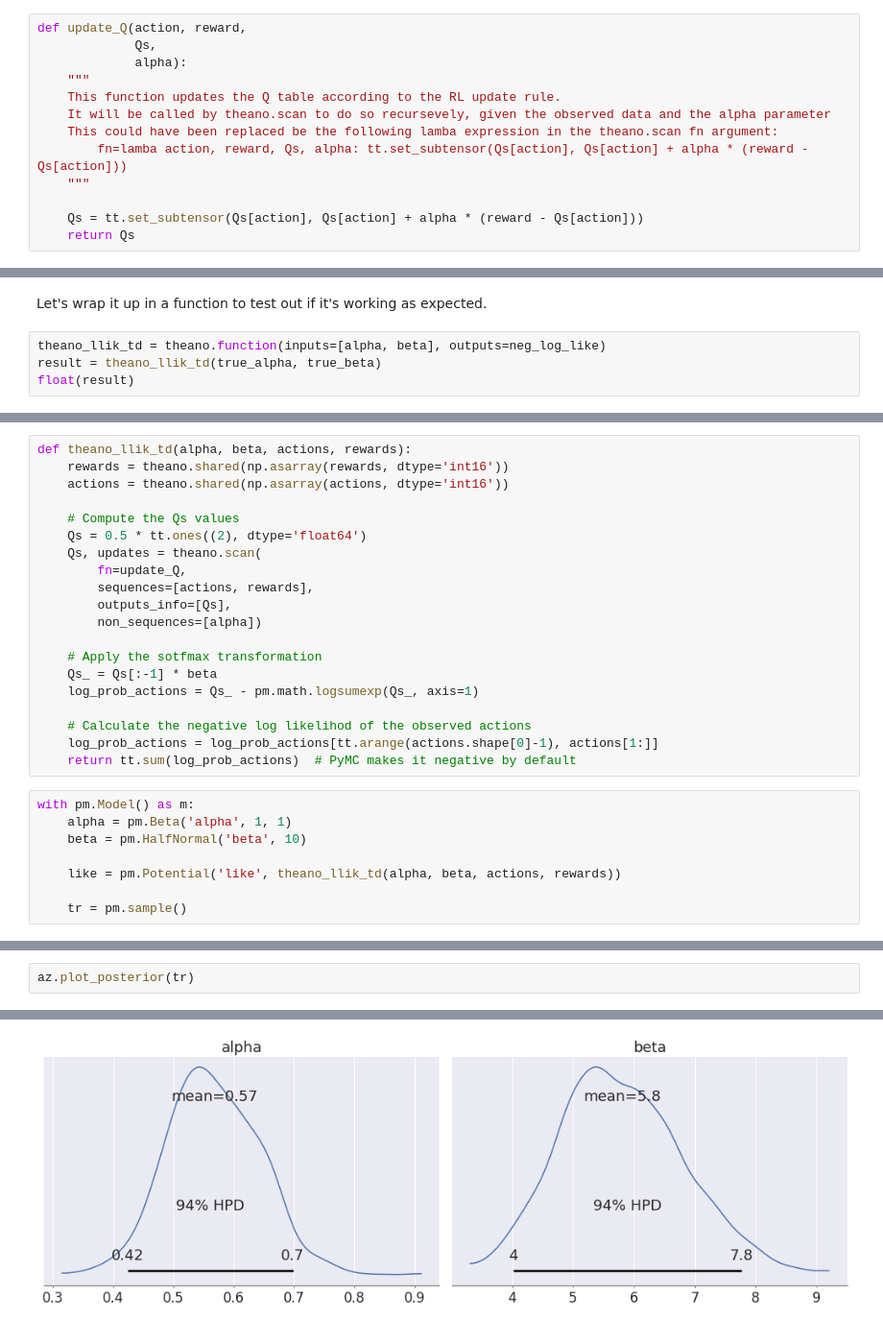
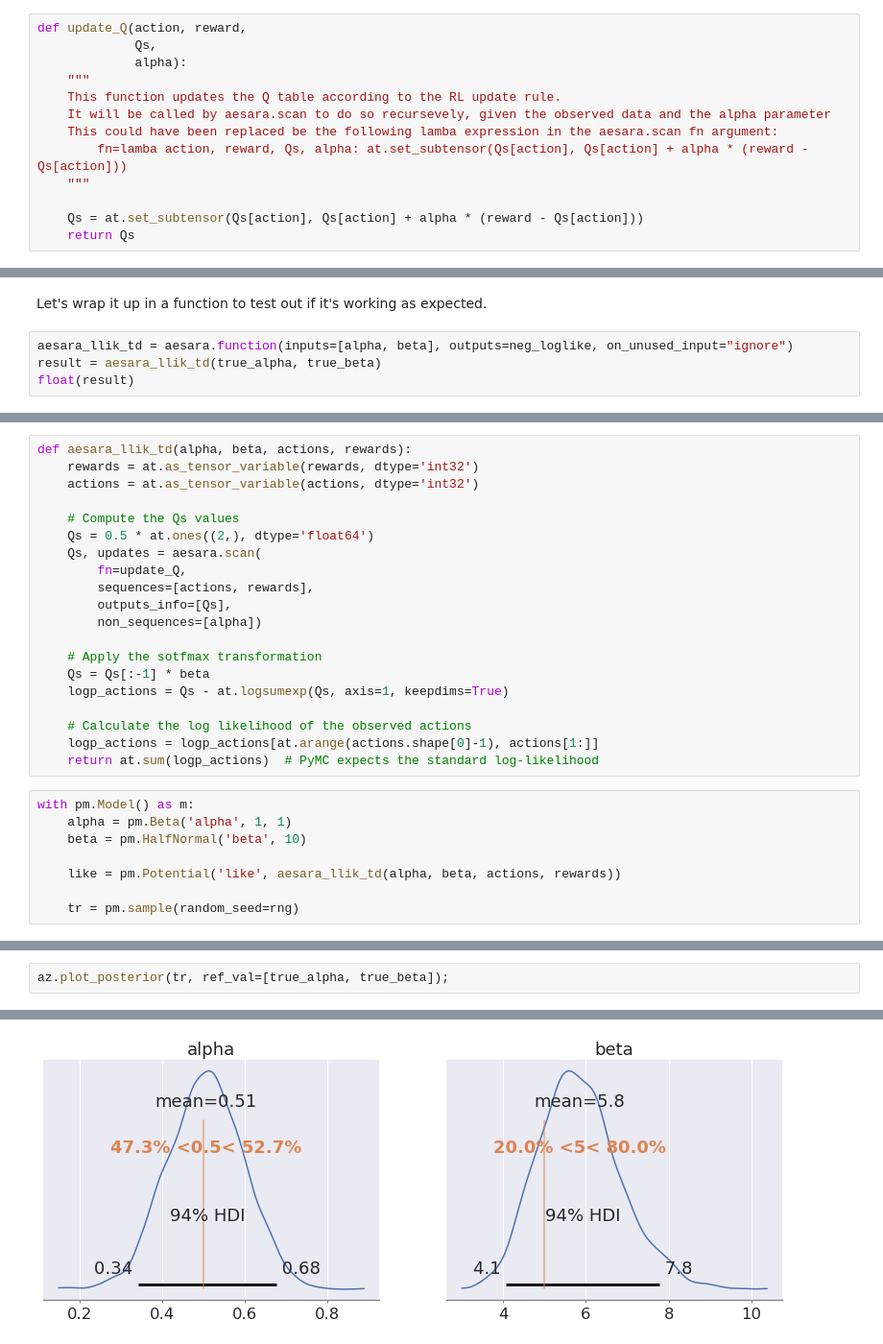
Before and after one commit to ricardoV94/stats, a Jupyter notebook: modelling/RL_PyMC.ipynb, the cells around one changed output, grey strips where cells are left out. Shown at 96% size. Saved outputs shown, nothing was run; the diff lists cells and outputs as text.

Commit message:
Update RL Notebook to use PyMC and Aesara

```diff
--- a/modelling/RL_PyMC.ipynb
+++ b/modelling/RL_PyMC.ipynb
@@ -253,11 +249,11 @@ def update_Q(action, reward,
              alpha):
     """
     This function updates the Q table according to the RL update rule.
-    It will be called by theano.scan to do so recursevely, given the observed data and the alpha parameter
-    This could have been replaced be the following lamba expression in the theano.scan fn argument:
-        fn=lamba action, reward, Qs, alpha: tt.set_subtensor(Qs[action], Qs[action] + alpha * (reward - Qs[action]))
+    It will be called by aesara.scan to do so recursevely, given the observed data and the alpha parameter
+    This could have been replaced be the following lamba expression in the aesara.scan fn argument:
+        fn=lamba action, reward, Qs, alpha: at.set_subtensor(Qs[action], Qs[action] + alpha * (reward - Qs[action]))
     """
 
-    Qs = tt.set_subtensor(Qs[action], Qs[action] + alpha * (reward - Qs[action]))
+    Qs = at.set_subtensor(Qs[action], Qs[action] + alpha * (reward - Qs[action]))
     return Qs
 # %%
@@ -288,7 +284,7 @@ neg_log_like = -tt.sum(log_prob_actions)
 # %% [markdown]
 Let's wrap it up in a function to test out if it's working as expected.
 # %%
-theano_llik_td = theano.function(inputs=[alpha, beta], outputs=neg_log_like)
-result = theano_llik_td(true_alpha, true_beta)
+aesara_llik_td = aesara.function(inputs=[alpha, beta], outputs=neg_loglike, on_unused_input="ignore")
+result = aesara_llik_td(true_alpha, true_beta)
 float(result)
 # %% [output]
@@ -298,31 +294,31 @@ The same result is obtained, so we can be confident that the theano loop is work
 # %%
-def theano_llik_td(alpha, beta, actions, rewards):
-    rewards = theano.shared(np.asarray(rewards, dtype='int16'))
-    actions = theano.shared(np.asarray(actions, dtype='int16'))
+def aesara_llik_td(alpha, beta, actions, rewards):
+    rewards = at.as_tensor_variable(rewards, dtype='int32')
+    actions = at.as_tensor_variable(actions, dtype='int32')
 
     # Compute the Qs values
-    Qs = 0.5 * tt.ones((2), dtype='float64')
-    Qs, updates = theano.scan(
+    Qs = 0.5 * at.ones((2,), dtype='float64')
+    Qs, updates = aesara.scan(
         fn=update_Q,
         sequences=[actions, rewards],
         outputs_info=[Qs],
         non_sequences=[alpha])
 
     # Apply the sotfmax transformation
-    Qs_ = Qs[:-1] * beta
-    log_prob_actions = Qs_ - pm.math.logsumexp(Qs_, axis=1)
+    Qs = Qs[:-1] * beta
+    logp_actions = Qs - at.logsumexp(Qs, axis=1, keepdims=True)
 
-    # Calculate the negative log likelihod of the observed actions
-    log_prob_actions = log_prob_actions[tt.arange(actions.shape[0]-1), actions[1:]]
-    return tt.sum(log_prob_actions)  # PyMC makes it negative by default
+    # Calculate the log likelihood of the observed actions
+    logp_actions = logp_actions[at.arange(actions.shape[0]-1), actions[1:]]
+    return at.sum(logp_actions)  # PyMC expects the standard log-likelihood
 # %%
 with pm.Model() as m:
     alpha = pm.Beta('alpha', 1, 1)
     beta = pm.HalfNormal('beta', 10)
 
-    like = pm.Potential('like', theano_llik_td(alpha, beta, actions, rewards))
+    like = pm.Potential('like', aesara_llik_td(alpha, beta, actions, rewards))
 
-    tr = pm.sample()
+    tr = pm.sample(random_seed=rng)
 # %% [output]
 Auto-assigning NUTS sampler...
 Initializing NUTS using jitter+adapt_diag...
@@ -340,3 +333,3 @@ array([[<matplotlib.axes._subplots.AxesSubplot object at 0x...>,
 # %%
-az.plot_posterior(tr)
+az.plot_posterior(tr, ref_val=[true_alpha, true_beta]);
 # %% [output]
@@ -346,4 +336,4 @@ array([<matplotlib.axes._subplots.AxesSubplot object at 0x...>,
-[figure, old version]
+[figure, new version]
 # %% [markdown]
 In this example, the obtained posteriors are nicely centered around the MLE values. What we have gained is an idea of the plausible uncertainty around these values.
 
```
Also changed, not shown: parts of 31 cells of this notebook.
